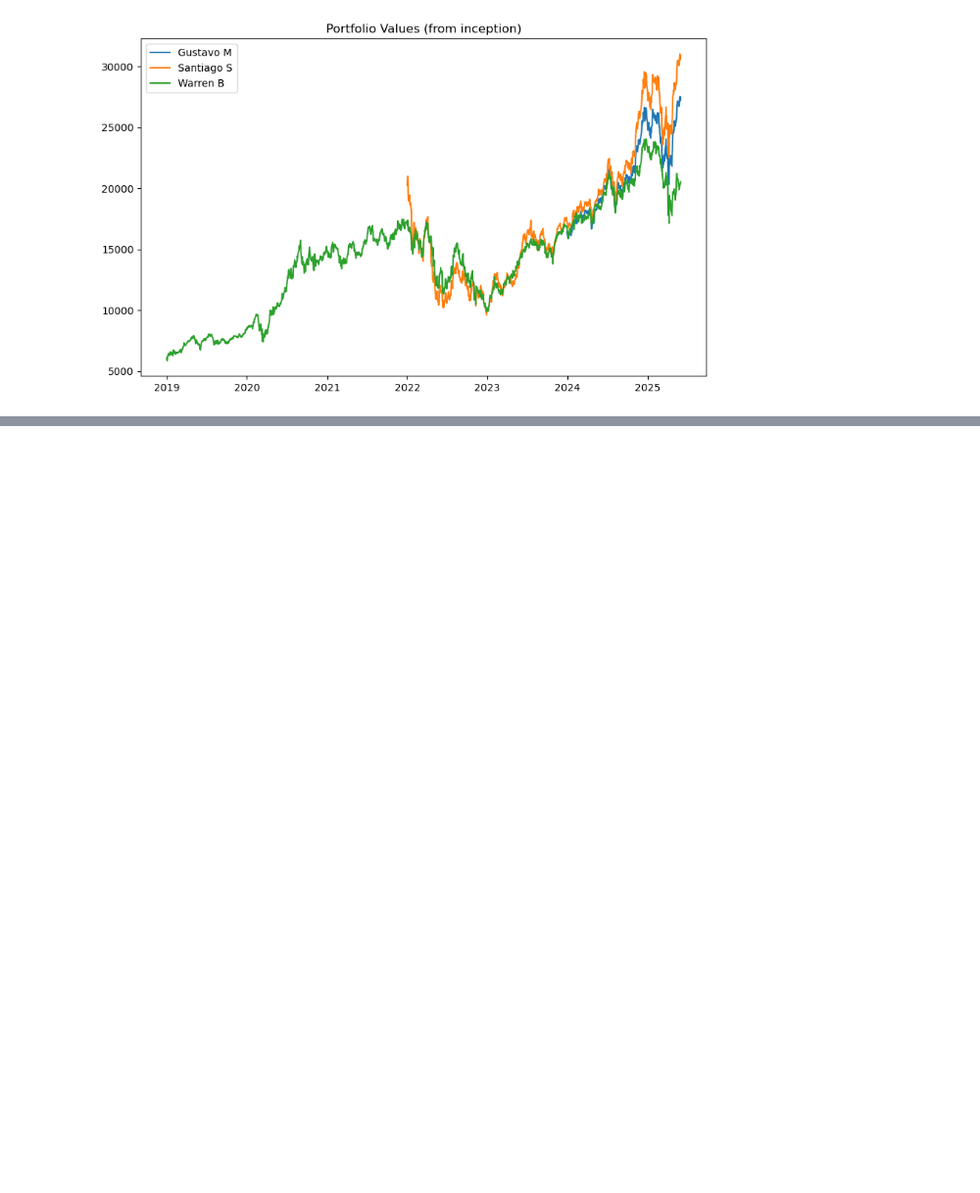
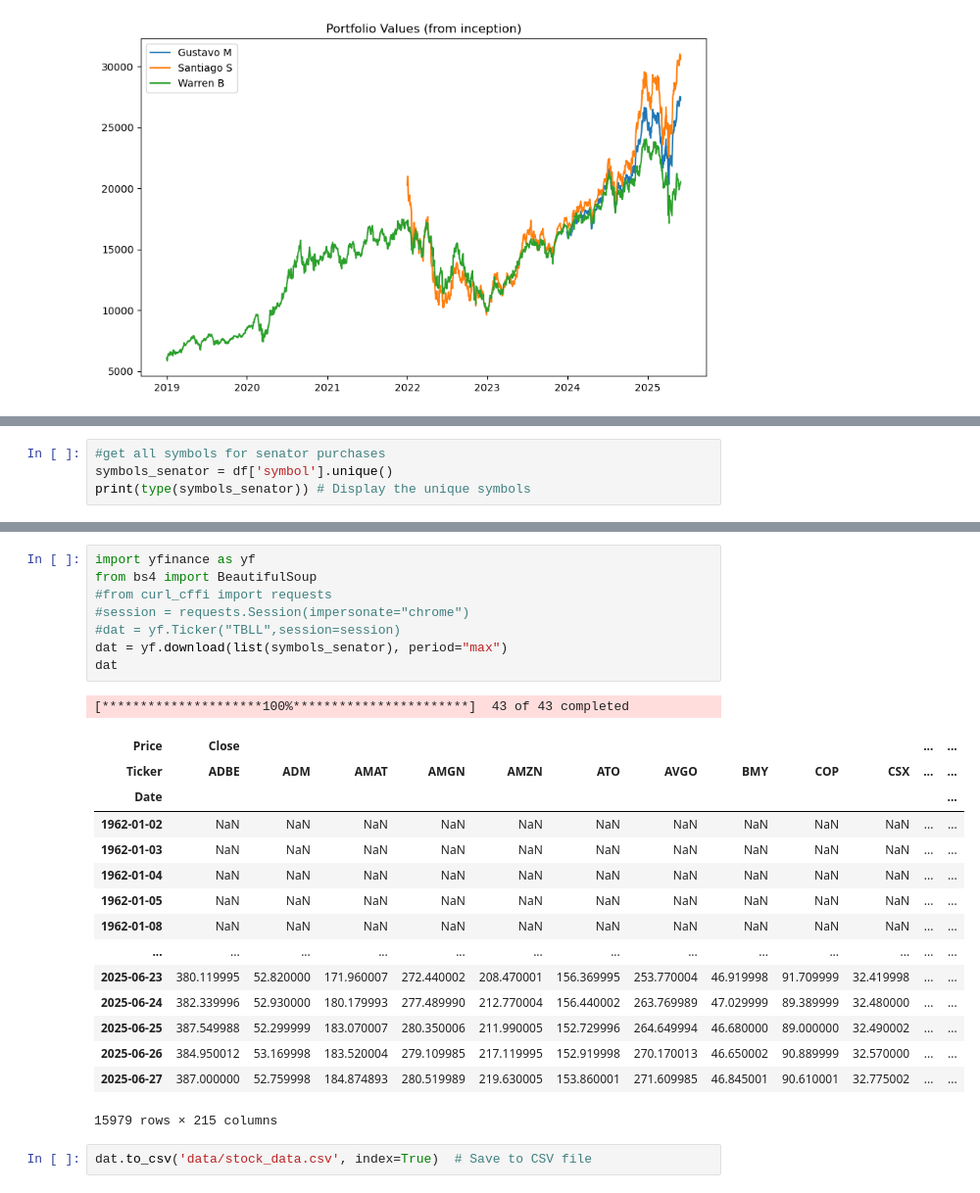
Before and after one commit to santiago20342/python-coruse, a Jupyter notebook: Projects/backtester/test.ipynb, the cells around one changed output, grey strips where cells are left out. Shown at 98% size. Drawn from its saved outputs; the diff is of its cells as text; blank space fills up the shorter version.

Commit message:
API data pulling

```diff
--- a/Projects/backtester/test.ipynb
+++ b/Projects/backtester/test.ipynb
@@ -501,0 +511,4 @@ plot_df_prices_lines([portfolio_g, portfolio_s, portfolio_w])
+# %%
+#get all symbols for senator purchases
+symbols_senator = df['symbol'].unique()
+print(type(symbols_senator)) # Display the unique symbols
@@ -501,0 +580,27 @@ plot_df_prices_lines([portfolio_g, portfolio_s, portfolio_w])
+# %%
+import yfinance as yf
+from bs4 import BeautifulSoup
+#from curl_cffi import requests
+#session = requests.Session(impersonate="chrome")
+#dat = yf.Ticker("TBLL",session=session)
+dat = yf.download(list(symbols_senator), period="max")
+dat
+# %% [output]
+[*********************100%***********************]  43 of 43 completed
+| Price | Close |  |  |  |  |  |  |  |  |  | ... | ... |
+| Ticker | ADBE | ADM | AMAT | AMGN | AMZN | ATO | AVGO | BMY | COP | CSX | ... | ... |
+| Date |  |  |  |  |  |  |  |  |  |  |  | ... |
+| 1962-01-02 | NaN | NaN | NaN | NaN | NaN | NaN | NaN | NaN | NaN | NaN | ... | ... |
+| 1962-01-03 | NaN | NaN | NaN | NaN | NaN | NaN | NaN | NaN | NaN | NaN | ... | ... |
+| 1962-01-04 | NaN | NaN | NaN | NaN | NaN | NaN | NaN | NaN | NaN | NaN | ... | ... |
+| 1962-01-05 | NaN | NaN | NaN | NaN | NaN | NaN | NaN | NaN | NaN | NaN | ... | ... |
+| 1962-01-08 | NaN | NaN | NaN | NaN | NaN | NaN | NaN | NaN | NaN | NaN | ... | ... |
+| ... | ... | ... | ... | ... | ... | ... | ... | ... | ... | ... | ... | ... |
+| 2025-06-23 | 380.119995 | 52.820000 | 171.960007 | 272.440002 | 208.470001 | 156.369995 | 253.770004 | 46.919998 | 91.709999 | 32.419998 | ... | ... |
+| 2025-06-24 | 382.339996 | 52.930000 | 180.179993 | 277.489990 | 212.770004 | 156.440002 | 263.769989 | 47.029999 | 89.389999 | 32.480000 | ... | ... |
+| 2025-06-25 | 387.549988 | 52.299999 | 183.070007 | 280.350006 | 211.990005 | 152.729996 | 264.649994 | 46.680000 | 89.000000 | 32.490002 | ... | ... |
+| 2025-06-26 | 384.950012 | 53.169998 | 183.520004 | 279.109985 | 217.119995 | 152.919998 | 270.170013 | 46.650002 | 90.889999 | 32.570000 | ... | ... |
+| 2025-06-27 | 387.000000 | 52.759998 | 184.874893 | 280.519989 | 219.630005 | 153.860001 | 271.609985 | 46.845001 | 90.610001 | 32.775002 | ... | ... |
+15979 rows × 215 columns
+# %%
+dat.to_csv('data/stock_data.csv', index=True)  # Save to CSV file
```
Also changed, not shown: parts of 13 cells of this notebook, 2 other files.
